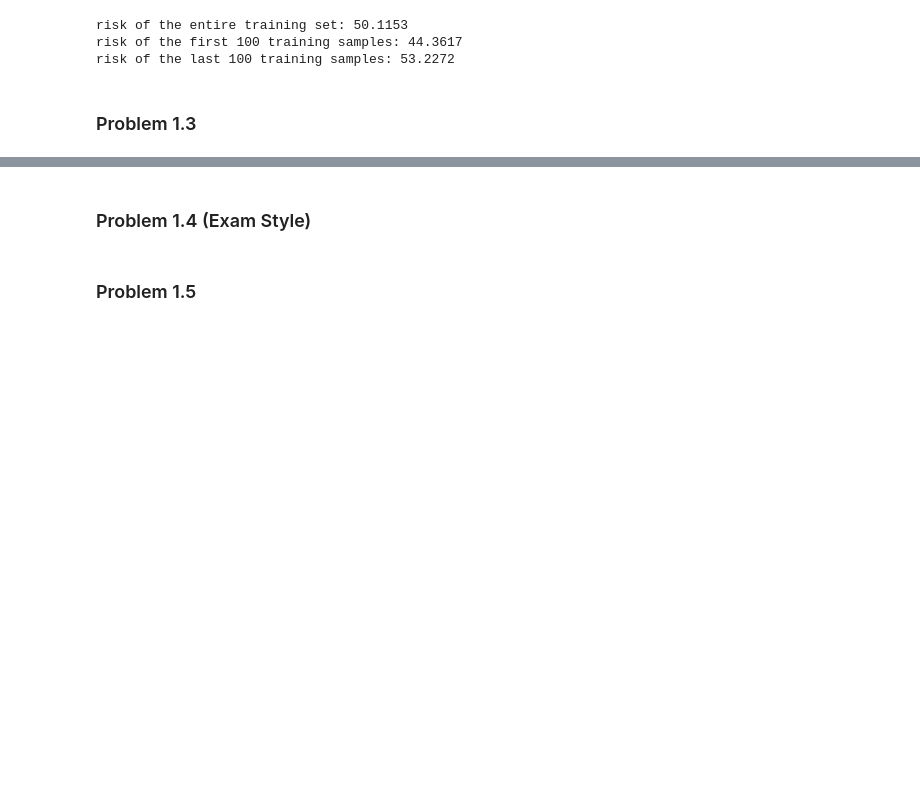
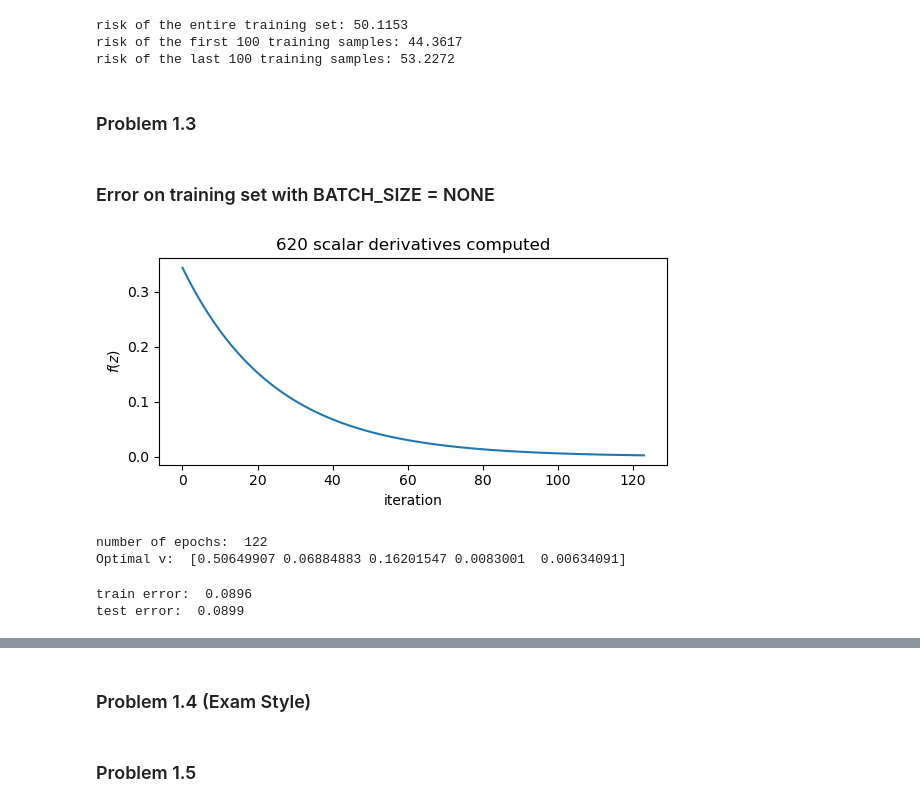
Before and after one commit to detroitnatif/CS371, a Jupyter notebook: hw3/homework03.ipynb, the cells around one changed output, grey strips where cells are left out. Drawn from its saved outputs; the diff is of its cells as text; code cells hidden in the pictures; blank space fills up the shorter version.

```diff
--- a/hw3/homework03.ipynb
+++ b/hw3/homework03.ipynb
@@ -212,3 +212,25 @@ def sgd(
         grad.show_history()
 
     return res[0], v, i
+# %% [markdown]
+### Error on training set with BATCH_SIZE = NONE
+# %%
+v_initial = anp.zeros(5)
+
+fz, optimal_v, epochs = sgd(risk, v_initial, alpha=1.e-2, min_step=1.e-3, x=x_tr, y=y_tr)
+
+print("number of epochs: ", epochs)
+print("Optimal v: ", optimal_v)
+# %% [output]
+[figure, added]
+number of epochs:  122
+Optimal v:  [0.50649907 0.06884883 0.16201547 0.0083001  0.00634091]
+# %%
+train_error = anp.round(rms(optimal_v, x_tr, y_tr), 4)
+test_error = rms(optimal_v, x_ts, y_ts)
+
+print('train error: ', train_error)
+print('test error: ', test_error)
+# %% [output]
+train error:  0.0896
+test error:  0.0899
```
Also changed, not shown: parts of 4 cells of this notebook.
